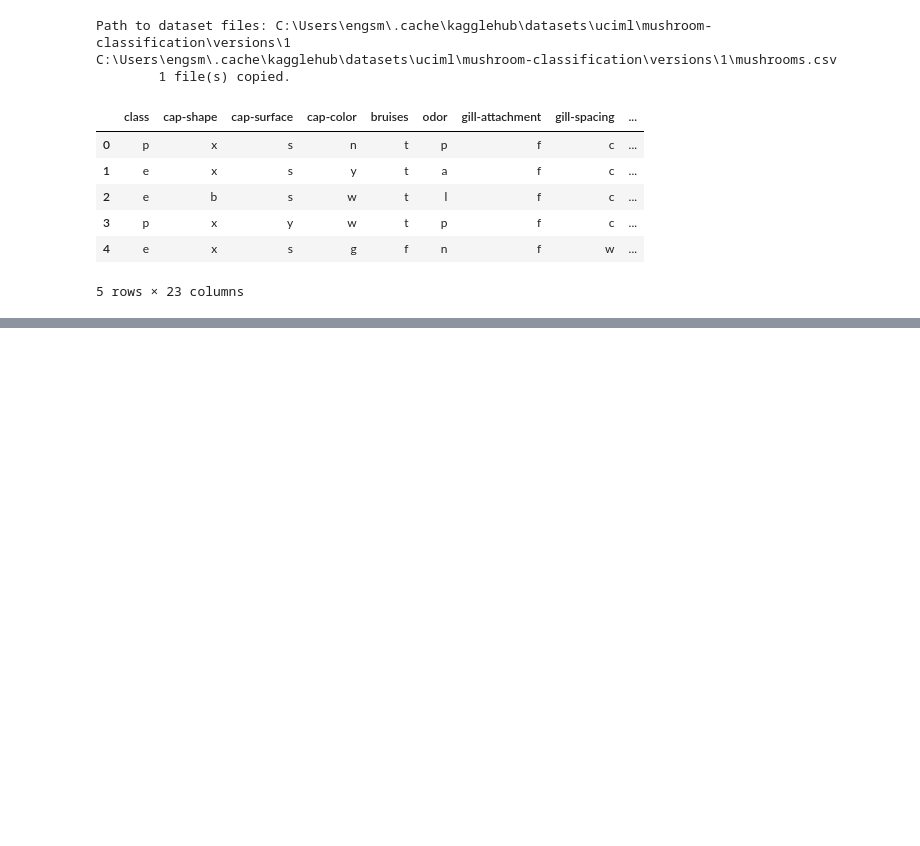
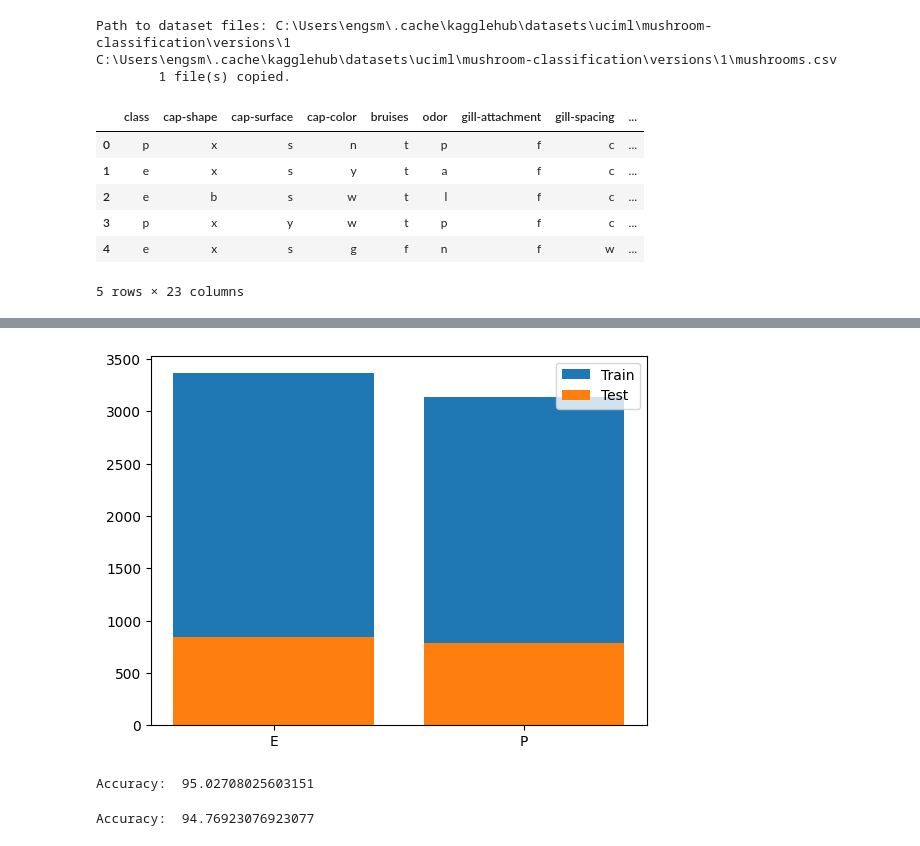
Before and after one commit to iadel93/DEBI_Python, a Jupyter notebook: MachineLearning/LogisticRegression.ipynb, the cells around one changed output, grey strips where cells are left out. Saved outputs shown, nothing was run; the diff lists cells and outputs as text; code cells hidden in the pictures; blank space fills up the shorter version.

```diff
--- a/MachineLearning/LogisticRegression.ipynb
+++ b/MachineLearning/LogisticRegression.ipynb
@@ -129,0 +182,18 @@ df.head()
+# %%
+from sklearn.linear_model import LogisticRegression
+from sklearn.model_selection import train_test_split
+
+x_train, x_test, y_train, y_test = train_test_split(X, y, test_size=0.2, random_state=42)
+plt.bar(['E','P'], [y_train[y_train == 0].shape[0], y_train[y_train == 1].shape[0]], label='Train')
+plt.bar(['E','P'], [y_test[y_test == 0].shape[0], y_test[y_test == 1].shape[0]], label='Test')
+plt.legend()
+plt.show()
+# %% [output]
+[figure, added]
+Accuracy:  95.02708025603151
+# %%
+clf = LogisticRegression(max_iter=1000)
+clf.fit(x_train, y_train)
+print("Accuracy: ", clf.score(x_test, y_test)*100)
+# %% [output]
+Accuracy:  94.76923076923077
```
Also changed, not shown: parts of 8 cells of this notebook, 1 other file.
